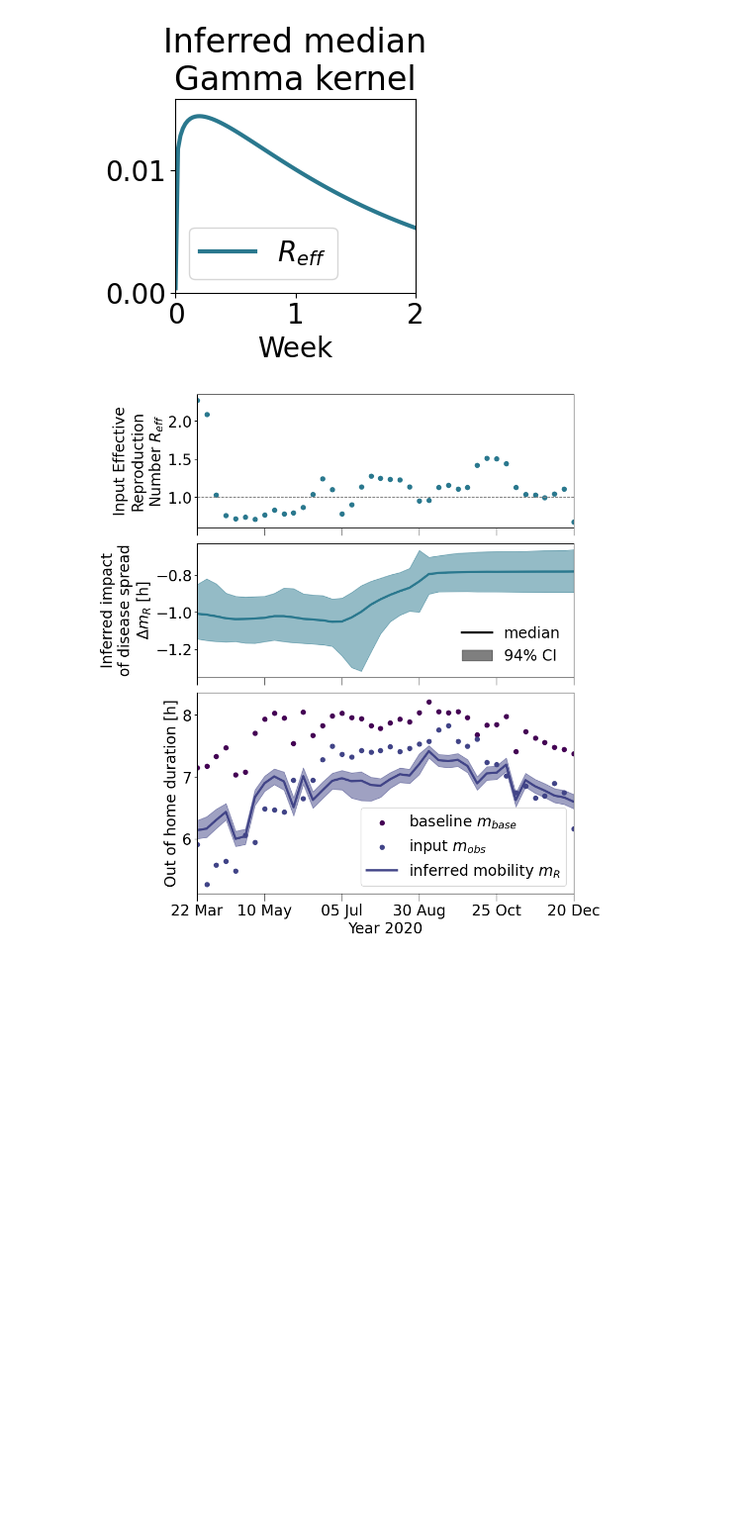
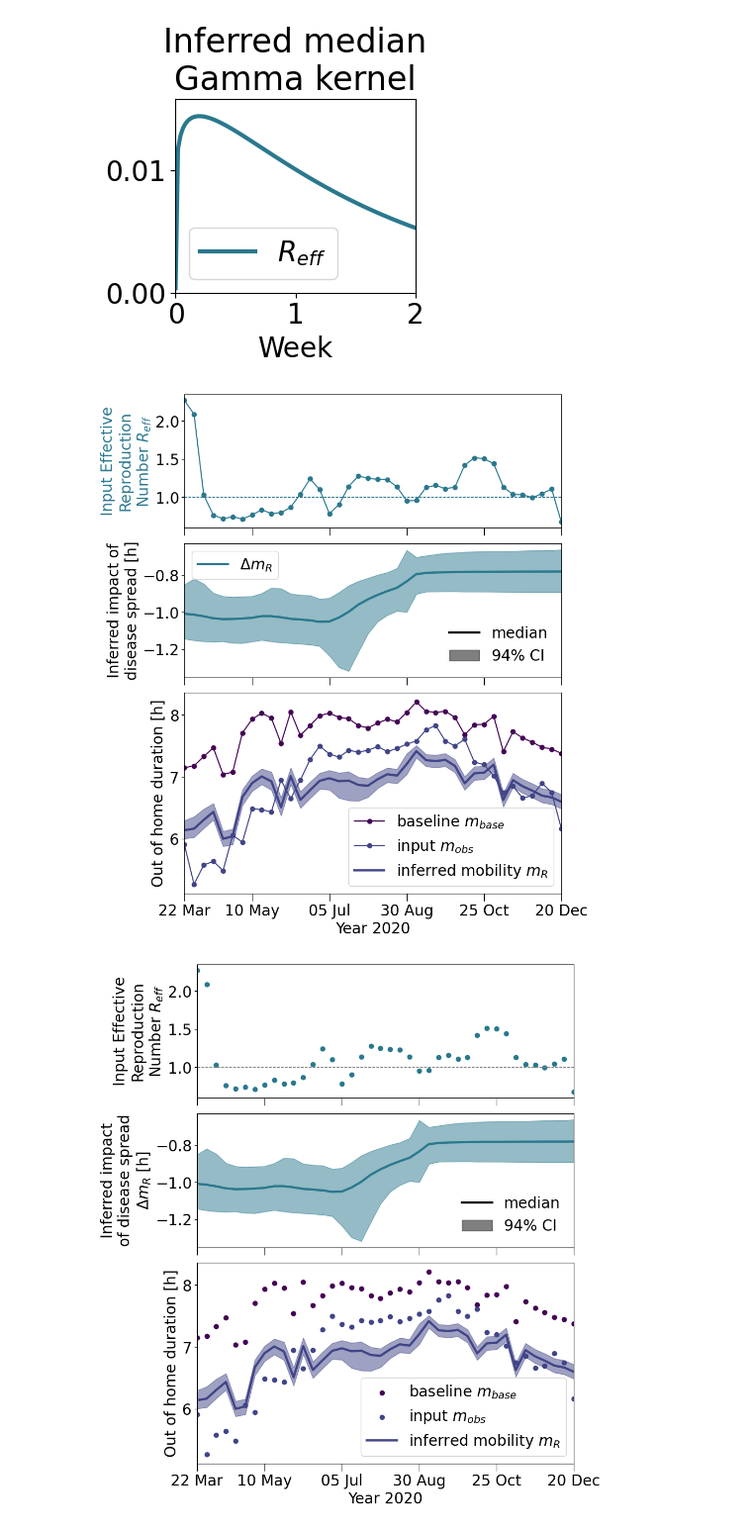
Before and after one commit to Priesemann-Group/mobility_inference, a Jupyter notebook: model.ipynb, the cells around one changed output. Shown at 99% size. Saved outputs shown, nothing was run; the diff lists cells and outputs as text; code cells hidden in the pictures; blank space fills up the shorter version.

```diff
--- a/model.ipynb
+++ b/model.ipynb
@@ -708,9 +746,7 @@ plt.savefig(f"figures/overview_{tag}.png", bbox_inches="tight")
 # %%
 # load trace from file
 tag = "R_model_test"
-path = f"results/raw/trace_{tag}.pickle"
-with open(path, "rb") as inference_file:
-    R_trace = pickle.load(inference_file)
+R_trace = load_trace(tag)
 # %%
 az.summary(R_trace, var_names=["a", "mu_R", "sigma_R", "sigma"], round_to=2)
 # %% [output]
@@ -742,6 +778,24 @@ INFO     [pymc] Sampling: [sigma]
 plot_gamma_kernel(R_trace, tag, {"mu": "mu_R", "sigma": "sigma_R", "label": "$R_{eff}$", "color": color_R})
 # %% [output]
 [figure]
+# %%
+plot_inference_timeseries(
+                          dates,
+                          R_trace,
+                          tag,
+                          {
+                            "constant": "R_eff",
+                            "color": color_R,
+                            "data_label": f"Input Effective\nReproduction\nNumber $R_{{eff}}$",
+                            "del": "del_m_R",
+                            "del_label": "$\Delta m_R$",
+                            "color_del": color_del_m_R,
+                            "m": "m_R",
+                            "m_label": "inferred mobility $m_{R}$",
+                          },
+                          )
+# %% [output]
+[figure, added]
 # %%
 fig, axs = plt.subplots(3, 1, figsize=(9, 12), height_ratios=[2, 2, 3], sharex=True)
 
```
Also changed, not shown: parts of 11 cells of this notebook, 5 other files.
